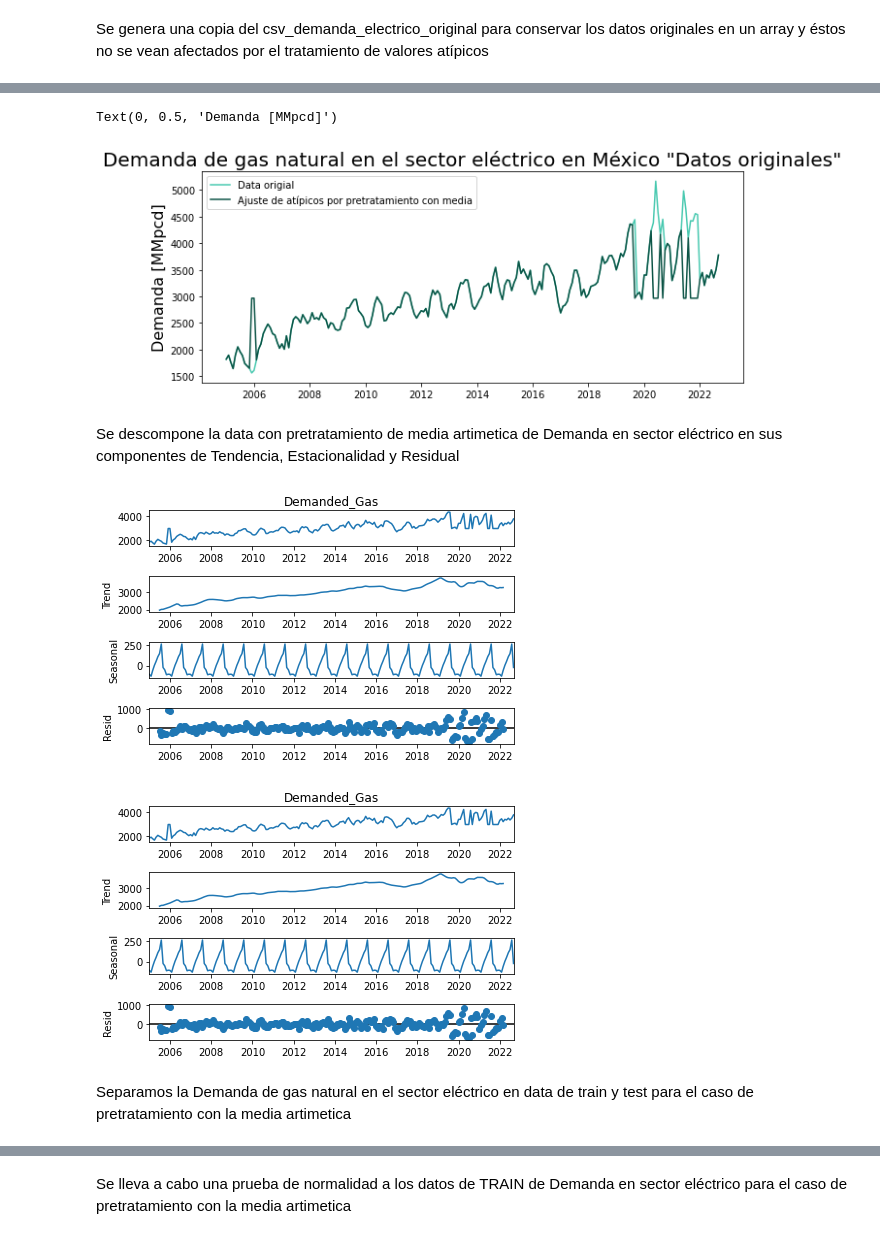
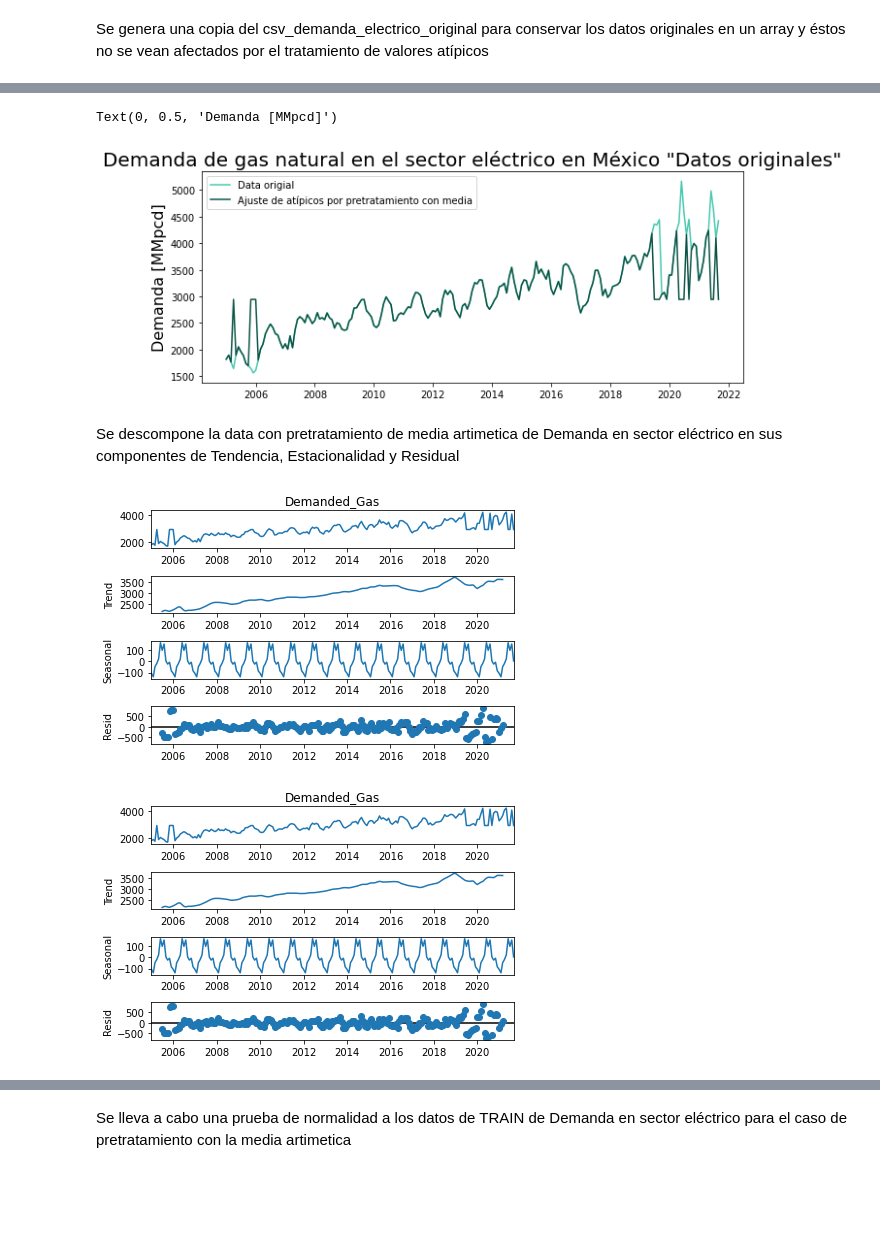
Before and after one commit to Sergio-Ibarra-1795/Diplomado_UNAM_DC_Full_gitHub, a Jupyter notebook: Diplomado_DS_Proyecto_Final/Demanda_electrico_LSTM_full_try0.ipynb, the cells around one changed output, grey strips where cells are left out. Cells and saved outputs as stored; diff of their text form; code cells hidden in the pictures; blank space fills up the shorter version.

Commit message:
Demanda electrico LSTM try0

```diff
--- a/Diplomado_DS_Proyecto_Final/Demanda_electrico_LSTM_full_try0.ipynb
+++ b/Diplomado_DS_Proyecto_Final/Demanda_electrico_LSTM_full_try0.ipynb
@@ -438,0 +404,3 @@ Name: Demanded_Gas, Length: 213, dtype: float64
+# %%
+demanda_electrico_original_train_para_tratamiento =demanda_electrico_original_train_data.copy()
+demanda_electrico_original_train_para_tratamiento
@@ -438,0 +422,3 @@ Name: Demanded_Gas, Length: 213, dtype: float64
+# %%
+demanda_electrico_train_pretratamiento_media = remove_replace_outliers_media(demanda_electrico_original_train_para_tratamiento['Demanded_Gas'])
+demanda_electrico_train_pretratamiento_media
@@ -439,22 +439,20 @@ Name: Demanded_Gas, Length: 213, dtype: float64
 # %%
 plt.figure(figsize=(10,4))
-plt.plot(csv_demanda_electrico_original, color='#48C9B0')
-plt.plot(demanda_electrico_pretratamiento_media,color='#0B5345')
+plt.plot(demanda_electrico_original_train_data, color='#48C9B0')
+plt.plot(demanda_electrico_train_pretratamiento_media,color='#0B5345')
 plt.legend(('Data origial', 'Ajuste de atípicos por pretratamiento con media'))
 plt.title('Demanda de gas natural en el sector eléctrico en México "Datos originales"', fontsize=20)
 plt.ylabel('Demanda [MMpcd]', fontsize =16)
 # %% [output]
 Text(0, 0.5, 'Demanda [MMpcd]')
-[figure, old version]
+[figure, new version]
 # %% [markdown]
 Se descompone la data con pretratamiento de media artimetica de Demanda en sector eléctrico en sus componentes de Tendencia, Estacionalidad y Residual
 # %%
 from statsmodels.tsa.seasonal import seasonal_decompose
 
-demanda_electrico_pretratamiento_media_seasonal_decomposition = seasonal_decompose(demanda_electrico_pretratamiento_media)
-demanda_electrico_pretratamiento_media_seasonal_decomposition.plot()
+demanda_electrico_train_pretratamiento_media_seasonal_decomposition = seasonal_decompose(demanda_electrico_train_pretratamiento_media)
+demanda_electrico_train_pretratamiento_media_seasonal_decomposition.plot()
 # %% [output]
-[figure, old version]
+[figure, new version]
-[figure, old version]
+[figure, new version]
-# %% [markdown]
-Separamos la Demanda de gas natural en el sector eléctrico en data de train y test para el caso de pretratamiento con la media artimetica
```
Also changed, not shown: parts of 37 cells of this notebook, 1 other file.
